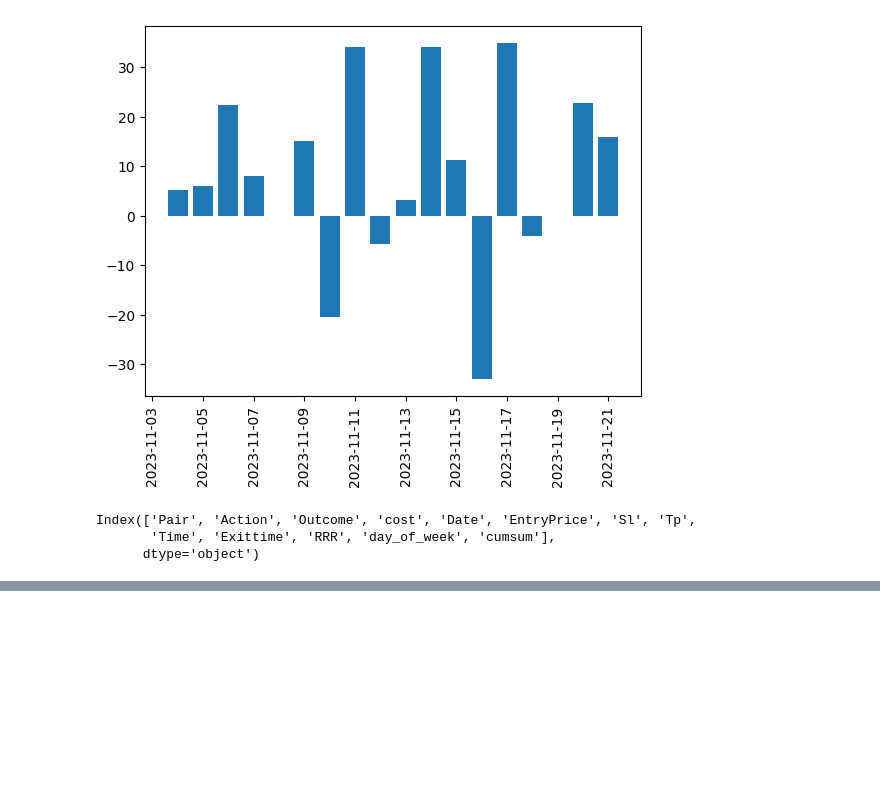
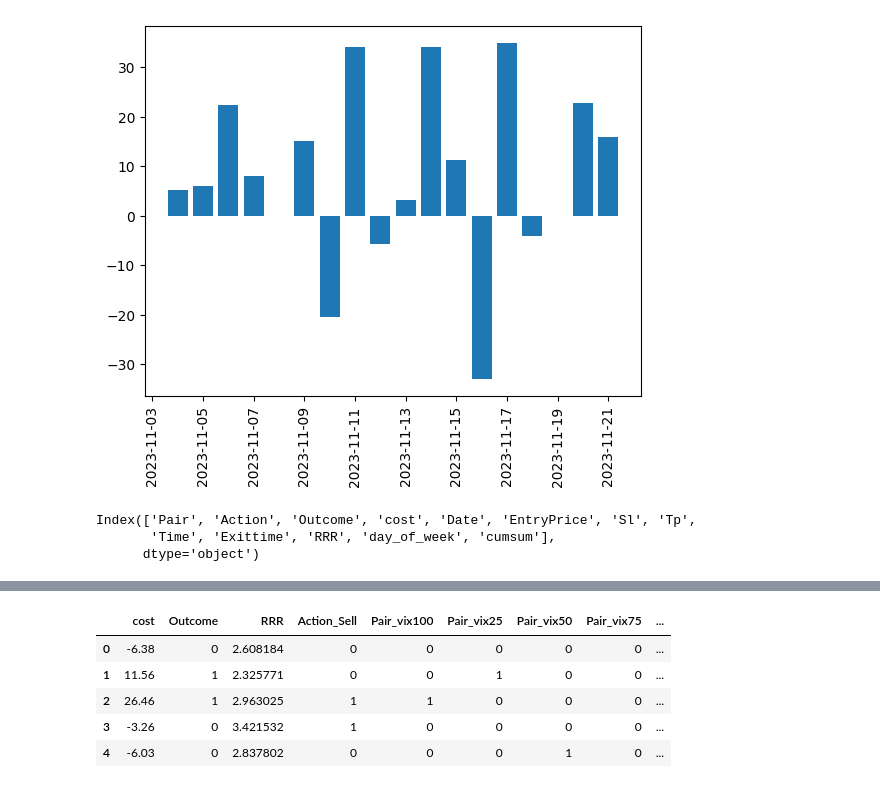
Before and after one commit to ToluPaul/forex, a Jupyter notebook: forex_pred.ipynb, the cells around one changed output, grey strips where cells are left out. Drawn from its saved outputs; the diff is of its cells as text; code cells hidden in the pictures; blank space fills up the shorter version.

```diff
--- a/forex_pred.ipynb
+++ b/forex_pred.ipynb
@@ -329,4 +308,8 @@ Index(['Pair', 'Action', 'Outcome', 'cost', 'Date', 'EntryPrice', 'Sl', 'Tp',
        'Time', 'Exittime', 'RRR', 'day_of_week', 'cumsum'],
       dtype='object')
 # %%
-vix_model_dummies = pd.get_dummies(['cost', 'Action', 'Pair', 'day_of_week'], drop_first = True)
+vix_model_dummies = pd.get_dummies(vix[['Action', 'Pair', 'day_of_week']], drop_first = True)
+# %%
+vix_model_data = pd.concat([vix[['cost','Outcome', 'RRR']], vix_model_dummies], axis = 1)
+# %%
+vix_model_data['Outcome'] = vix_model_data['Outcome'].map({'tp': 1, 'sl': 0})
@@ -332,0 +334,9 @@ vix_model_dummies = pd.get_dummies(['cost', 'Action', 'Pair', 'day_of_week'], dr
+# %%
+vix_model_data.head()
+# %% [output]
+|  | cost | Outcome | RRR | Action_Sell | Pair_vix100 | Pair_vix25 | Pair_vix50 | Pair_vix75 | ... |
+| 0 | -6.38 | 0 | 2.608184 | 0 | 0 | 0 | 0 | 0 | ... |
+| 1 | 11.56 | 1 | 2.325771 | 0 | 0 | 1 | 0 | 0 | ... |
+| 2 | 26.46 | 1 | 2.963025 | 1 | 1 | 0 | 0 | 0 | ... |
+| 3 | -3.26 | 0 | 3.421532 | 1 | 0 | 0 | 0 | 0 | ... |
+| 4 | -6.03 | 0 | 2.837802 | 0 | 0 | 0 | 1 | 0 | ... |
```
Also changed, not shown: parts of 2 cells of this notebook.
